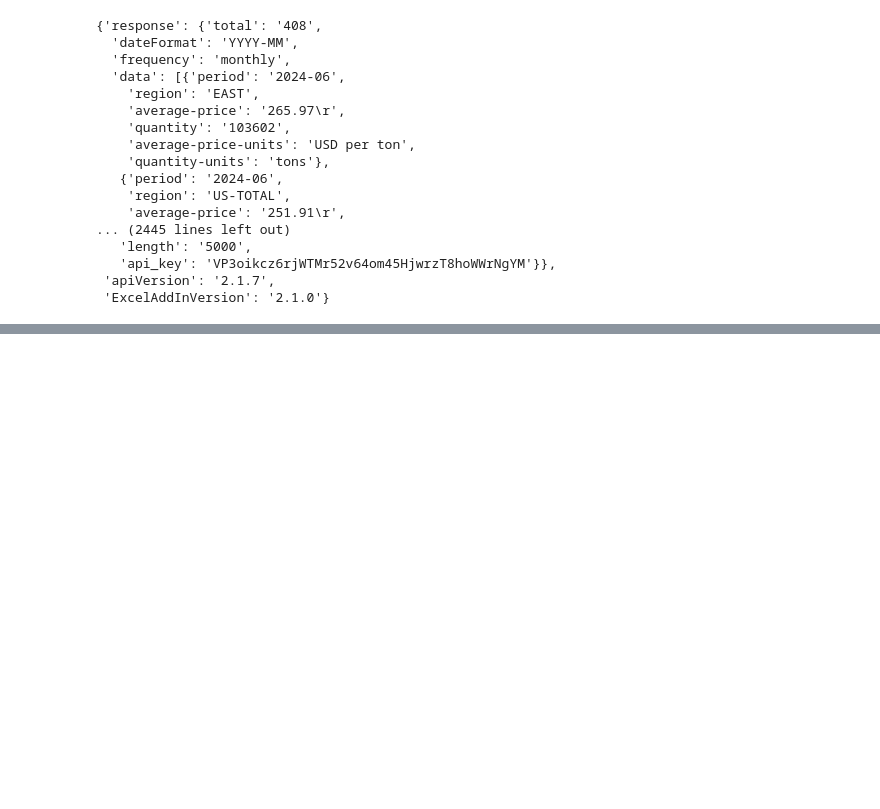
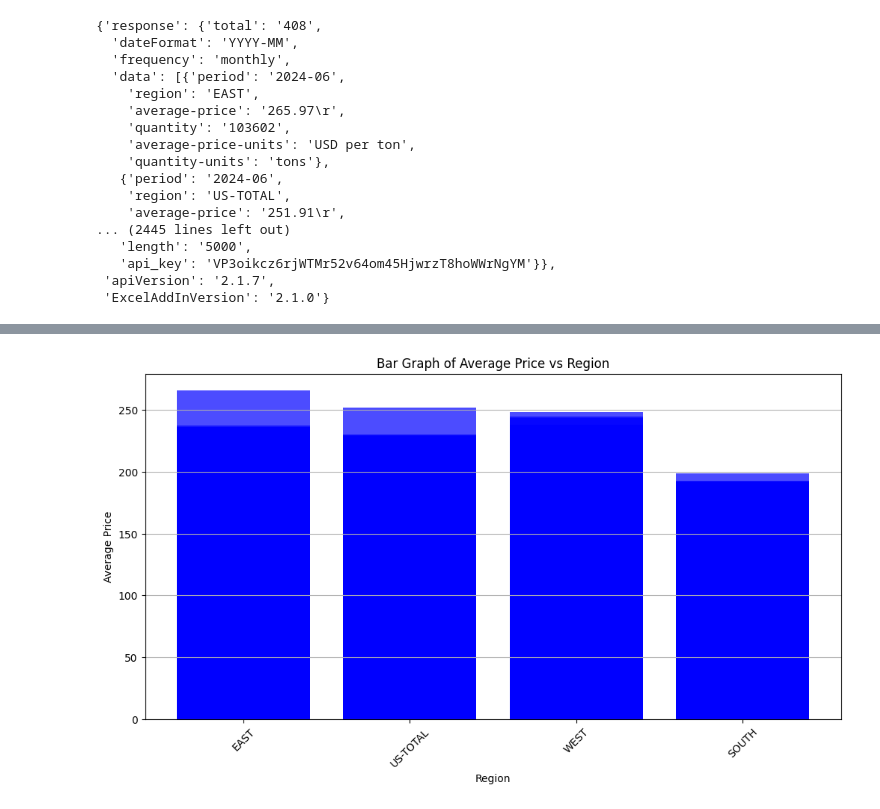
Before and after one commit to dsizzle67/ds3001-labs, a Jupyter notebook: 01_api_calls/assignment_notebook.ipynb, the cells around one changed output, grey strips where cells are left out. Drawn from its saved outputs; the diff is of its cells as text; code cells hidden in the pictures; blank space fills up the shorter version.

```diff
--- a/01_api_calls/assignment_notebook.ipynb
+++ b/01_api_calls/assignment_notebook.ipynb
@@ -369,0 +436,20 @@ I was not able to make a flattened dictionary from the dataframe because I repre
+# %%
+import matplotlib.pyplot as plt
+import pandas as pd
+
+regions = [item[0] for item in clean_values if item]
+average_prices = [float(item[1]) for item in clean_values if item]
+
+df_plot = pd.DataFrame({'Region': regions, 'Average Price': average_prices})
+
+# Plotting
+plt.figure(figsize=(12, 6))
+plt.bar(df_plot['Region'], df_plot['Average Price'], color='blue', alpha=0.7)
+plt.xlabel('Region')
+plt.ylabel('Average Price')
+plt.title('Bar Graph of Average Price vs Region')
+plt.xticks(rotation=45)
+plt.grid(axis='y')
+plt.show()
+# %% [output]
+[figure, added]
```
Also changed, not shown: parts of 7 cells of this notebook.
